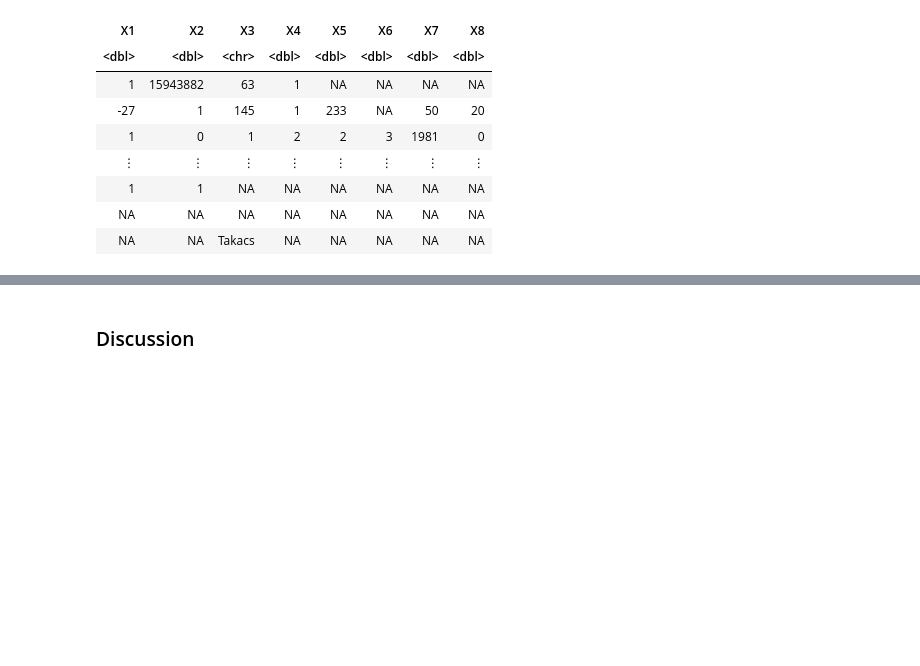
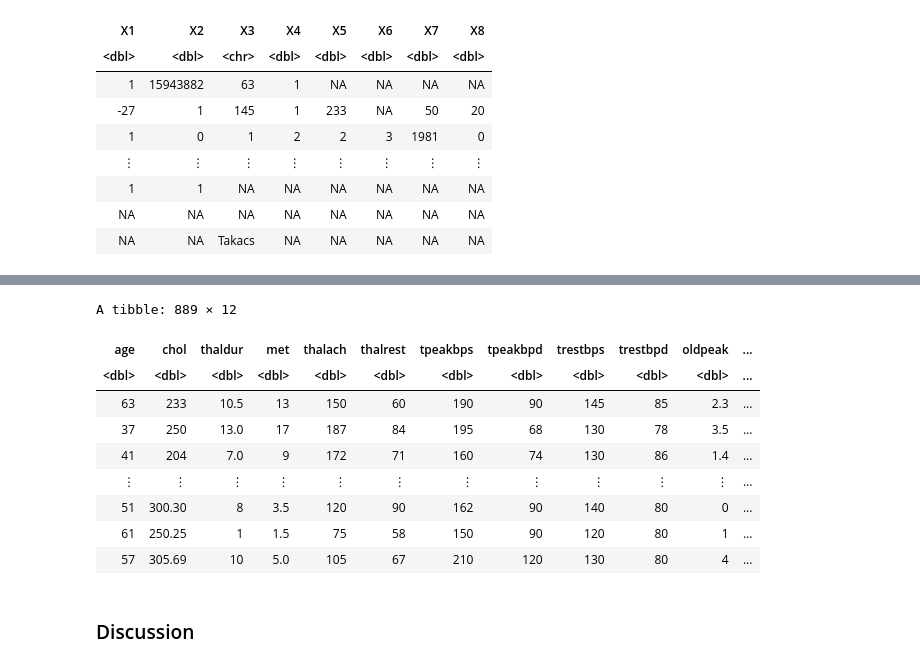
Before and after one commit to HUCKLEandtheSTALKER/DSCI100-jupyter-worksheets, a Jupyter notebook: project.ipynb, the cells around one changed output, grey strips where cells are left out. Saved outputs shown, nothing was run; the diff lists cells and outputs as text; code cells hidden in the pictures; blank space fills up the shorter version.

```diff
--- a/project.ipynb
+++ b/project.ipynb
@@ -125,3 +122,23 @@ A tibble: 1541 × 75
+# %%
+heart <- heart_wide |>
+    select(age, chol, thaldur, met, thalach, thalrest, tpeakbps, tpeakbpd, trestbps, trestbpd, oldpeak, num) |>
+    mutate(disease = as.logical(num), .keep = "unused") |>
+    drop_na()
+heart_split <- initial_split(heart, strata = disease)
+heart_testing <- testing(heart_split)
+heart_training <- training(heart_split)
+heart_training
+# %% [output]
+A tibble: 889 × 12
+| age | chol | thaldur | met | thalach | thalrest | tpeakbps | tpeakbpd | trestbps | trestbpd | oldpeak | ... |
+| <dbl> | <dbl> | <dbl> | <dbl> | <dbl> | <dbl> | <dbl> | <dbl> | <dbl> | <dbl> | <dbl> | ... |
+| 63 | 233 | 10.5 | 13 | 150 | 60 | 190 | 90 | 145 | 85 | 2.3 | ... |
+| 37 | 250 | 13.0 | 17 | 187 | 84 | 195 | 68 | 130 | 78 | 3.5 | ... |
+| 41 | 204 | 7.0 | 9 | 172 | 71 | 160 | 74 | 130 | 86 | 1.4 | ... |
+| ⋮ | ⋮ | ⋮ | ⋮ | ⋮ | ⋮ | ⋮ | ⋮ | ⋮ | ⋮ | ⋮ | ... |
+| 51 | 300.30 | 8 | 3.5 | 120 | 90 | 162 | 90 | 140 | 80 | 0 | ... |
+| 61 | 250.25 | 1 | 1.5 | 75 | 58 | 150 | 90 | 120 | 80 | 1 | ... |
+| 57 | 305.69 | 10 | 5.0 | 105 | 67 | 210 | 120 | 130 | 80 | 4 | ... |
 # %% [markdown]
 ### Discussion
 # %% [markdown]
```
Also changed, not shown: parts of 2 cells of this notebook.
